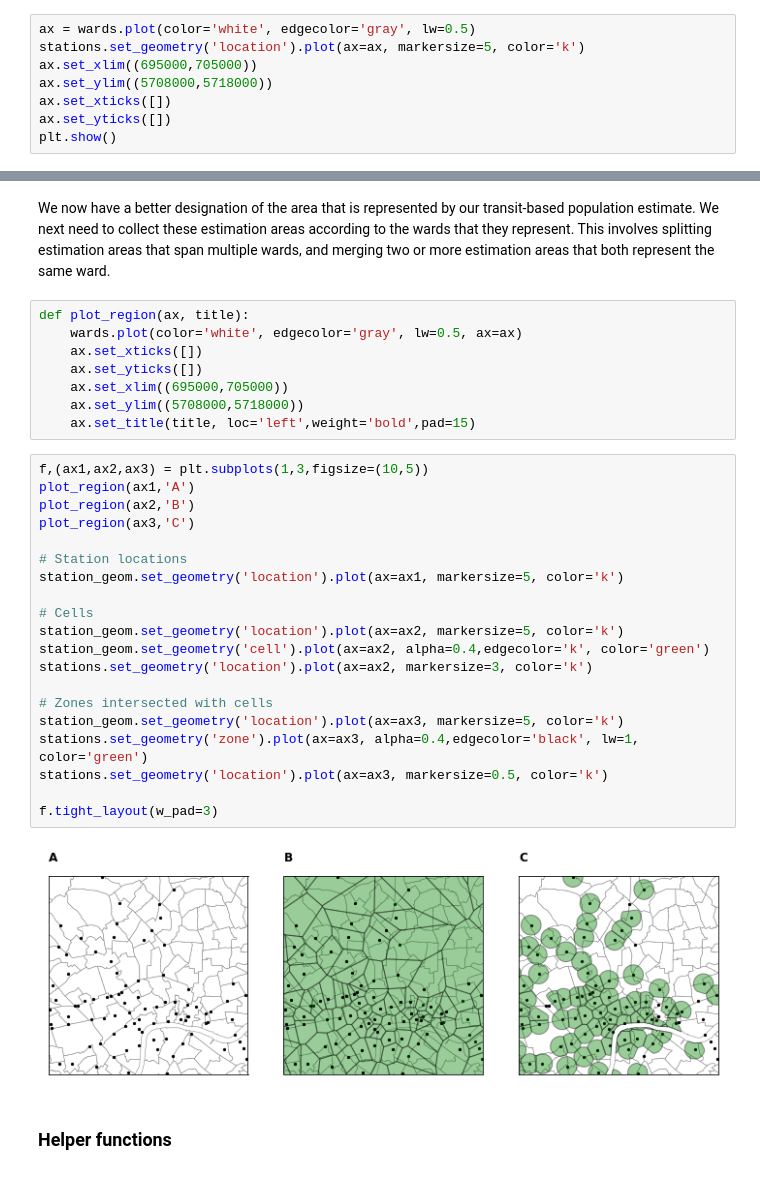
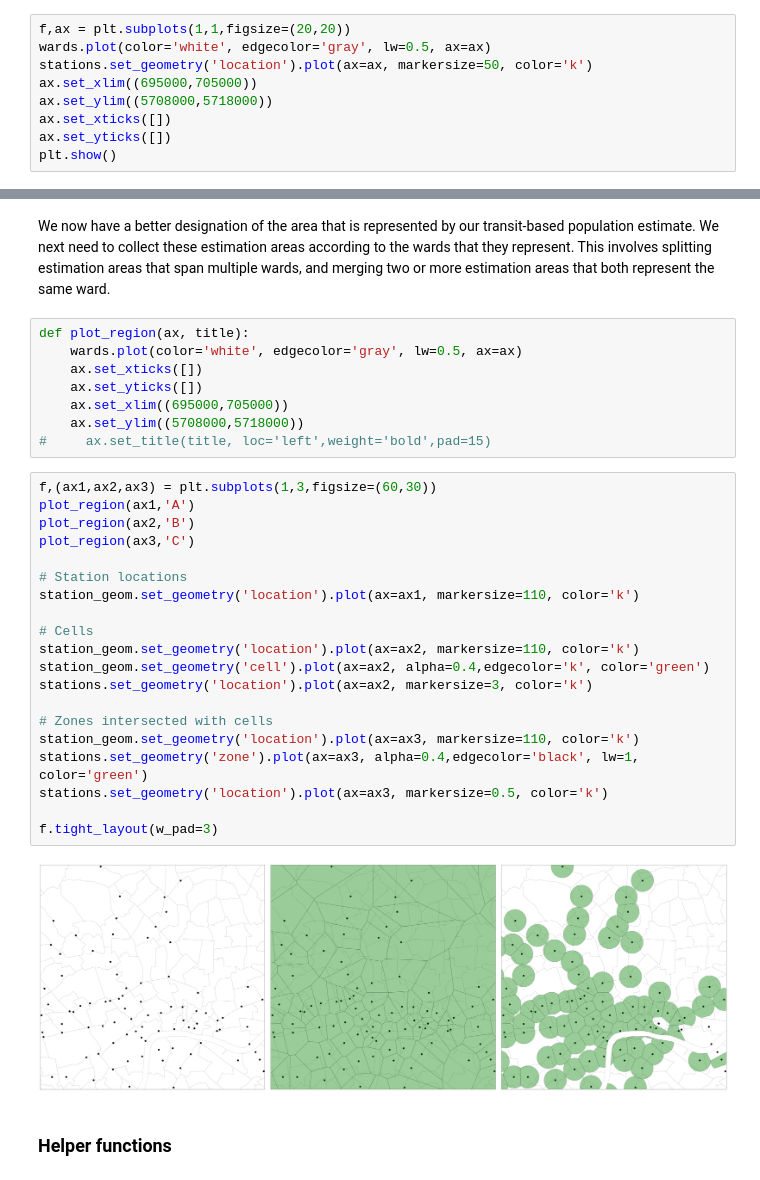
Before and after one commit to itko/cities, a Jupyter notebook: notebooks/population_distribution.ipynb, the cells around one changed output, grey strips where cells are left out. Saved outputs shown, nothing was run; the diff lists cells and outputs as text.

Commit message:
Generate some nicer plots for powerpoint

```diff
--- a/notebooks/population_distribution.ipynb
+++ b/notebooks/population_distribution.ipynb
@@ -220,8 +208,9 @@ We note that there isn't a perfect match between the station location and statio
 # %% [markdown]
 The station data operates on a scale of around 1km, corresponding to the walking distance of people to the station, whereas the wards are usually on a scale of multiple kilometers. We therefore need to combine the two datasets so that they operate on the same scales. This is not a trivial task: there is a whole body of research dedicated to interpolating estimates to regions not covered by data. For now, we use the simplest method there is: we estimate the ward population based on the station data whose zone overlaps with that ward. The issues with this will be discussed later.
 # %%
-ax = wards.plot(color='white', edgecolor='gray', lw=0.5)
-stations.set_geometry('location').plot(ax=ax, markersize=5, color='k')
+f,ax = plt.subplots(1,1,figsize=(20,20))
+wards.plot(color='white', edgecolor='gray', lw=0.5, ax=ax)
+stations.set_geometry('location').plot(ax=ax, markersize=50, color='k')
 ax.set_xlim((695000,705000))
 ax.set_ylim((5708000,5718000))
 ax.set_xticks([])
@@ -332,29 +321,29 @@ def plot_region(ax, title):
     ax.set_yticks([])
     ax.set_xlim((695000,705000))
     ax.set_ylim((5708000,5718000))
-    ax.set_title(title, loc='left',weight='bold',pad=15)
+#     ax.set_title(title, loc='left',weight='bold',pad=15)
 # %%
-f,(ax1,ax2,ax3) = plt.subplots(1,3,figsize=(10,5))
+f,(ax1,ax2,ax3) = plt.subplots(1,3,figsize=(60,30))
 plot_region(ax1,'A')
 plot_region(ax2,'B')
 plot_region(ax3,'C')
 
 # Station locations
-station_geom.set_geometry('location').plot(ax=ax1, markersize=5, color='k')
+station_geom.set_geometry('location').plot(ax=ax1, markersize=110, color='k')
 
 # Cells
-station_geom.set_geometry('location').plot(ax=ax2, markersize=5, color='k')
+station_geom.set_geometry('location').plot(ax=ax2, markersize=110, color='k')
 station_geom.set_geometry('cell').plot(ax=ax2, alpha=0.4,edgecolor='k', color='green')
 stations.set_geometry('location').plot(ax=ax2, markersize=3, color='k')
 
 # Zones intersected with cells
-station_geom.set_geometry('location').plot(ax=ax3, markersize=5, color='k')
+station_geom.set_geometry('location').plot(ax=ax3, markersize=110, color='k')
 stations.set_geometry('zone').plot(ax=ax3, alpha=0.4,edgecolor='black', lw=1, color='green')
 stations.set_geometry('location').plot(ax=ax3, markersize=0.5, color='k')
 
 f.tight_layout(w_pad=3)
 # %% [output]
-[figure, old version]
+[figure, new version]
 # %% [markdown]
 ### Helper functions
 # %%
```
Also changed, not shown: parts of 24 cells of this notebook, 4 other files.
